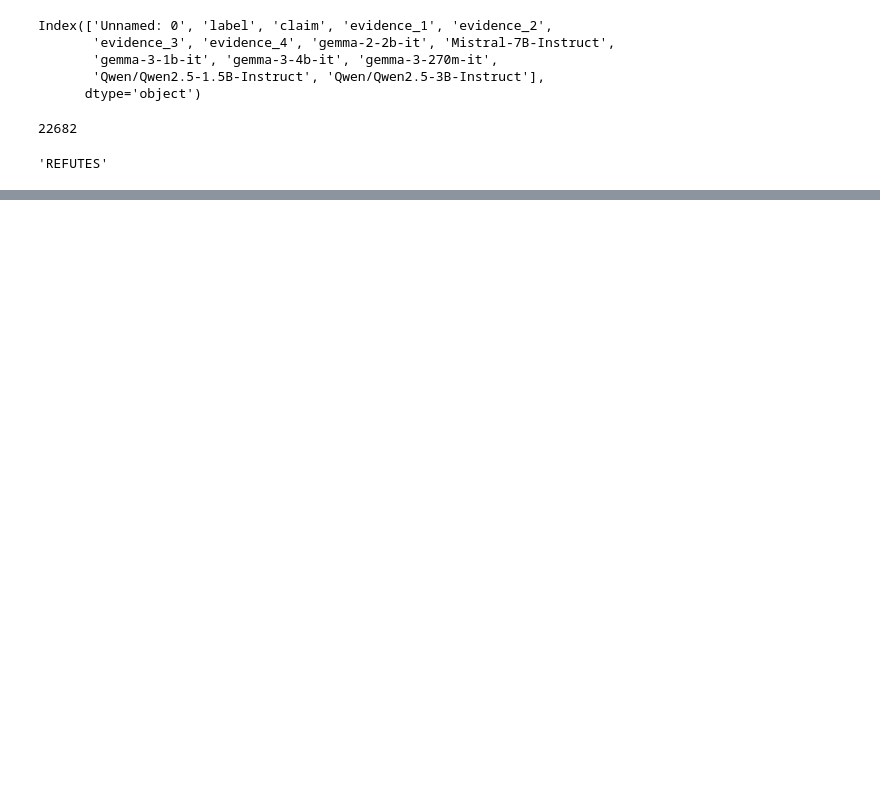
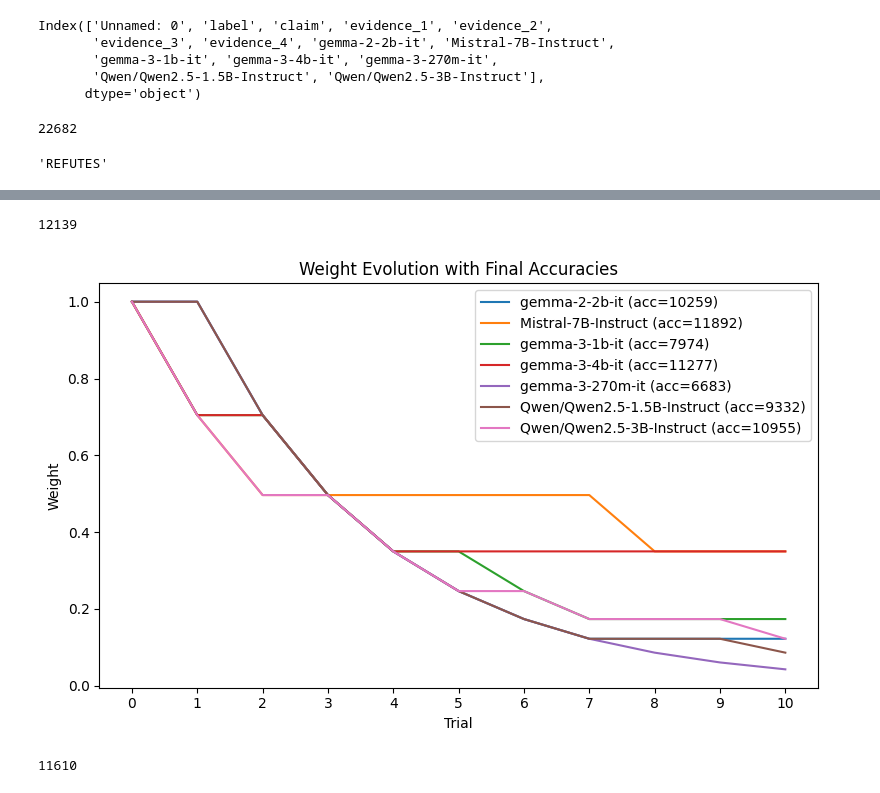
Before and after one commit to trung6/db_project_2025, a Jupyter notebook: process_fever_final.ipynb, the cells around one changed output, grey strips where cells are left out. Cells and saved outputs as stored; diff of their text form; code cells hidden in the pictures; blank space fills up the shorter version.

Commit message:
finalize process_fever_final

```diff
--- a/process_fever_final.ipynb
+++ b/process_fever_final.ipynb
@@ -50,0 +131,6 @@ def most_votes_win(df) -> int:
+# %%
+weights = weight_evolution[-1]
+final_weights: dict = {}
+for model, weight in zip(MODELS, weights):
+    final_weights[model] = weight
+final_weights
@@ -50,0 +145,58 @@ def most_votes_win(df) -> int:
+# %%
+# weighted voting
+def weighted_voting(df, wdict: dict[str, float]) -> int:
+    """Returns accuracy based on unweighted voting."""
+    correct = 0
+    for _, row in df.iterrows():
+        votes = {label: 0 for label in UNIQUE_LABELS}
+        for model in MODELS:
+            prediction = row[model]
+            votes[prediction] += wdict[model]
+        # Find label with most votes
+        winning_label = max(votes, key=votes.get)
+        if winning_label == row['label']:
+            correct += 1
+    return correct
+weighted_voting(df, final_weights)
+# %% [output]
+12139
+# %%
+import random
+
+def mwu_random_samples(df: pd.DataFrame,
+        index_range: list,
+        num_sams: int = 10,
+        alpha: float = 0.35, ) -> list[list[float]]:
+    """Returns weight evolution based on Hedge rule"""
+    weights = [1.] * NUM_LLMS
+
+    weight_evolution = [weights.copy()]
+
+    for _ in range(1, num_sams+1):
+        chosen_index = random.choice(index_range)
+
+        # Update weights based on best_index
+        chosen_row = df.iloc[chosen_index]
+        for model_index, model in enumerate(MODELS):
+            prediction = chosen_row[model]
+            if prediction != chosen_row['label']:
+                weights[model_index] *= math.exp(-alpha)
+
+        # track weight evolution
+        weight_evolution.append(weights.copy())
+
+        # Remove best_index from index_range
+        index_range.remove(chosen_index)
+    return weight_evolution, weights
+# %%
+weight_evolution_rand, final_weights_rand = mwu_random_samples(df, INDICES.copy(), NUM_TRIALS, ALPHA)
+# final weights dict
+wdict_rand = {}
+for model, weight in zip(MODELS, final_weights_rand):
+    wdict_rand[model] = weight
+
+plot_weight_and_accuracy(weight_evolution_rand, MODELS, ACC)
+weighted_voting(df, wdict_rand)
+# %% [output]
+[figure, added]
+11610
```
Also changed, not shown: parts of 8 cells of this notebook.
